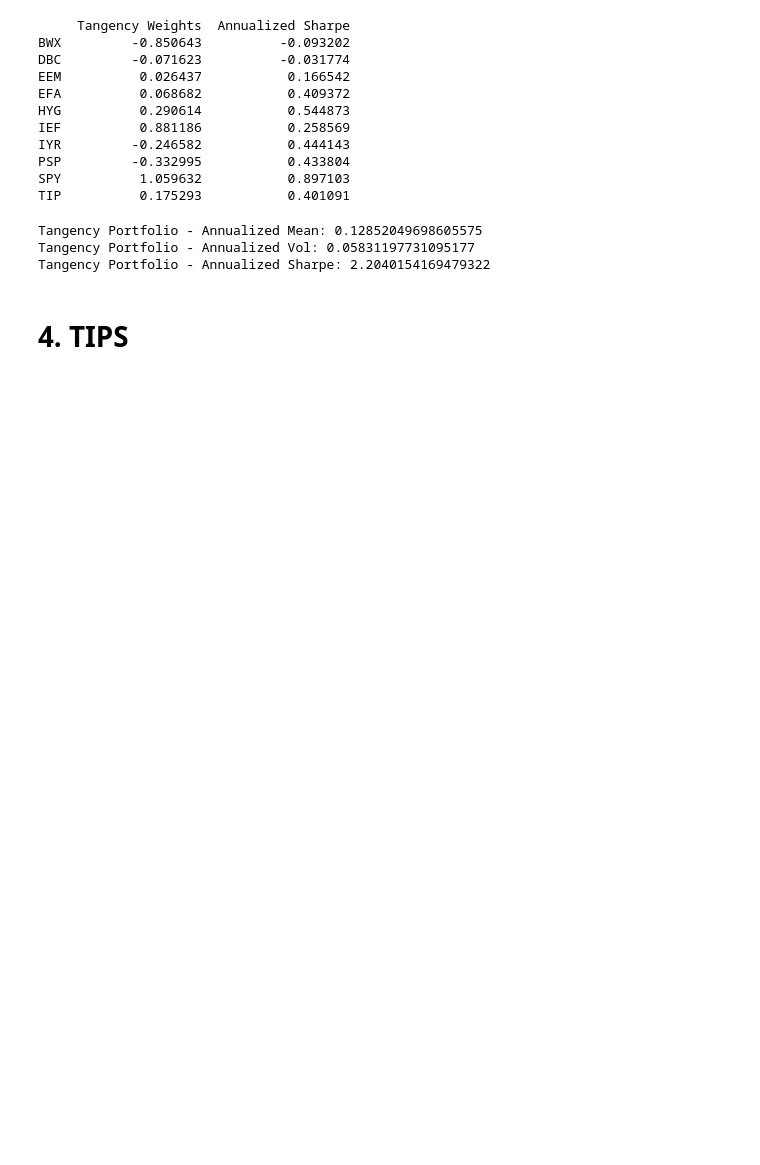
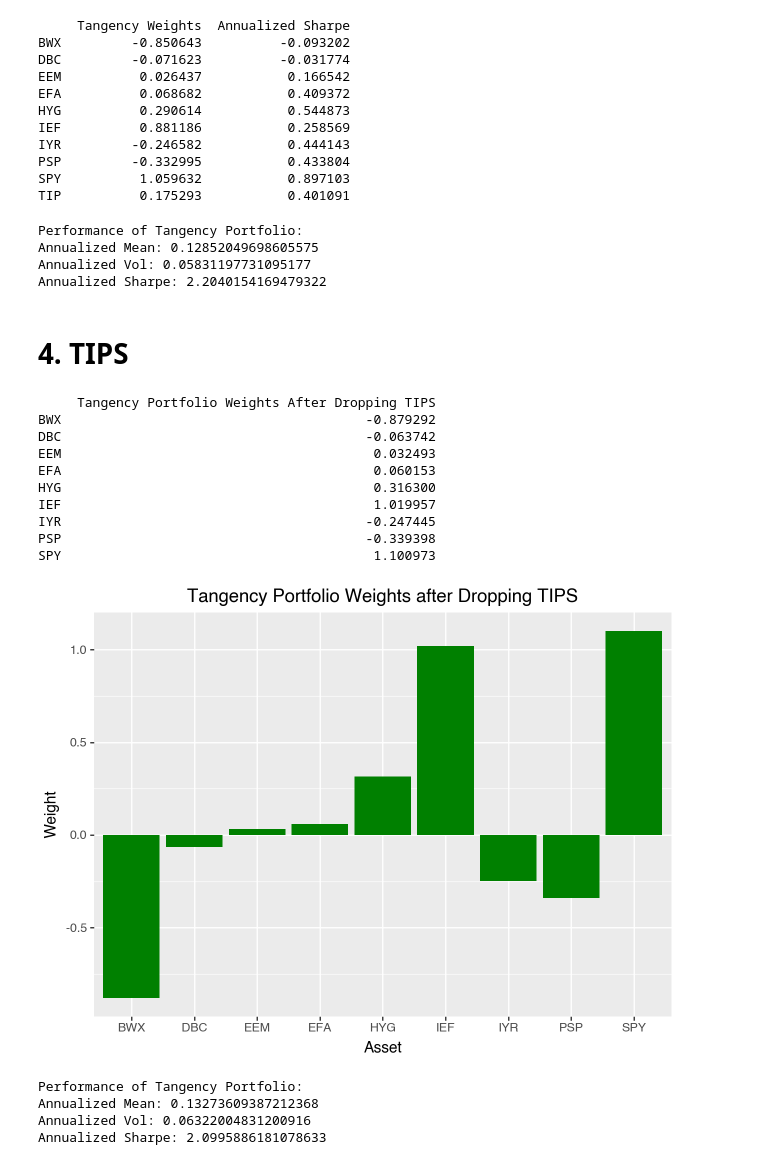
Before and after one commit to skajiyam/FINM-36700-Portfolio-and-Risk-Management, a Jupyter notebook: Harvard’s Endowment/2 Mean-Variance Optimization.ipynb, the cells around one changed output. Drawn from its saved outputs; the diff is of its cells as text; code cells hidden in the pictures; blank space fills up the shorter version.

```diff
--- a/Harvard’s Endowment/2 Mean-Variance Optimization.ipynb
+++ b/Harvard’s Endowment/2 Mean-Variance Optimization.ipynb
@@ -155,12 +161,63 @@ TIP          0.175293           0.401091
 mean_tan = w_tan @ mean_vals
 vol_tan = w_tan @ vol_m.values
 sharpe_tan = (mean_tan / vol_tan)
-print("Tangency Portfolio - Annualized Mean:", mean_tan * 12)
-print("Tangency Portfolio - Annualized Vol:", vol_tan * np.sqrt(12))
-print("Tangency Portfolio - Annualized Sharpe:", sharpe_tan * np.sqrt(12))
+print("Performance of Tangency Portfolio:")
+print("Annualized Mean:", mean_tan * 12)
+print("Annualized Vol:", vol_tan * np.sqrt(12))
+print("Annualized Sharpe:", sharpe_tan * np.sqrt(12))
 # %% [output]
-Tangency Portfolio - Annualized Mean: 0.12852049698605575
-Tangency Portfolio - Annualized Vol: 0.05831197731095177
-Tangency Portfolio - Annualized Sharpe: 2.2040154169479322
+Performance of Tangency Portfolio:
+Annualized Mean: 0.12852049698605575
+Annualized Vol: 0.05831197731095177
+Annualized Sharpe: 2.2040154169479322
 # %% [markdown]
 # 4. TIPS
+# %%
+#Drop TIPS from investment set
+
+excess_returns_minus_tips = excess_returns_df.drop(columns=["TIP"])
+mean_m_minus_tips = excess_returns_minus_tips.mean()
+vol_m_minus_tips = excess_returns_minus_tips.std(ddof=1)
+cov_matrix_minus_tips = excess_returns_minus_tips.cov()
+cov_vals_minus_tips = cov_matrix_minus_tips.values
+mean_vals_minus_tips = mean_m_minus_tips.values
+
+w_unnormalized_minus_tips = np.linalg.inv(cov_vals_minus_tips) @ mean_vals_minus_tips
+w_tan_minus_tips = w_unnormalized_minus_tips / np.sum(w_unnormalized_minus_tips)
+
+w_tan_minus_tips_df = pd.DataFrame({
+    "Tangency Portfolio Weights After Dropping TIPS": w_tan_minus_tips
+}, index=excess_returns_minus_tips.columns)
+print(w_tan_minus_tips_df)
+
+ggplot(w_tan_minus_tips_df, aes(x=w_tan_minus_tips_df.index, y="Tangency Portfolio Weights After Dropping TIPS")) + \
+    geom_bar(stat="identity", fill = "green") + \
+    labs(title="Tangency Portfolio Weights after Dropping TIPS", x="Asset", y="Weight")
+# %% [output]
+     Tangency Portfolio Weights After Dropping TIPS
+BWX                                       -0.879292
+DBC                                       -0.063742
+EEM                                        0.032493
+EFA                                        0.060153
+HYG                                        0.316300
+IEF                                        1.019957
+IYR                                       -0.247445
+PSP                                       -0.339398
+SPY                                        1.100973
+[figure, added]
+# %%
+#Performance of Tangency Portfolio after dropping TIPS
+
+#Mean, volatility, and Sharpe ratio for Tangency Portfolio Weights
+mean_tan_minus_tips = w_tan_minus_tips @ mean_vals_minus_tips
+vol_tan_minus_tips = w_tan_minus_tips @ vol_m_minus_tips.values
+sharpe_tan_minus_tips = (mean_tan_minus_tips / vol_tan_minus_tips)
+print("Performance of Tangency Portfolio after Dropping TIPS:")
+print("Annualized Mean:", mean_tan_minus_tips * 12)
+print("Annualized Vol:", vol_tan_minus_tips * np.sqrt(12))
+print("Annualized Sharpe:", sharpe_tan_minus_tips * np.sqrt(12))
+# %% [output]
+Performance of Tangency Portfolio:
+Annualized Mean: 0.13273609387212368
+Annualized Vol: 0.06322004831200916
+Annualized Sharpe: 2.0995886181078633
```
Also changed, not shown: parts of 5 cells of this notebook.
